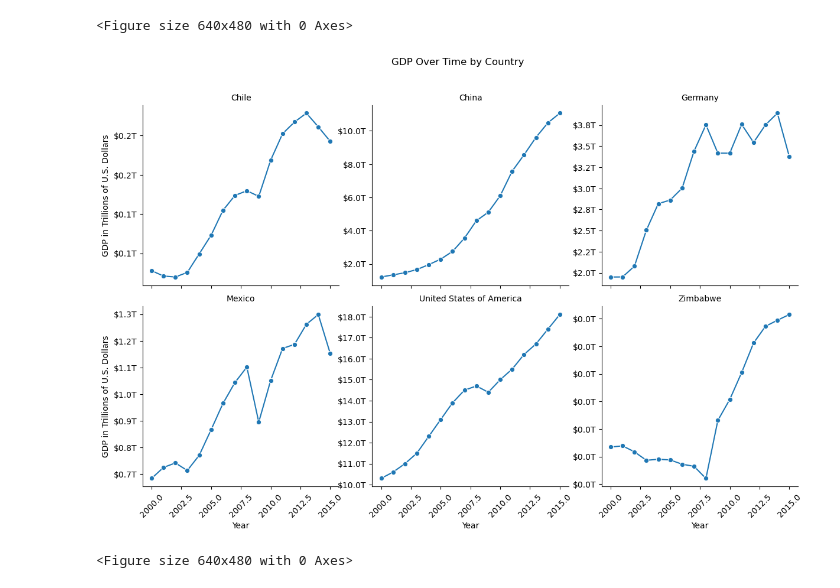
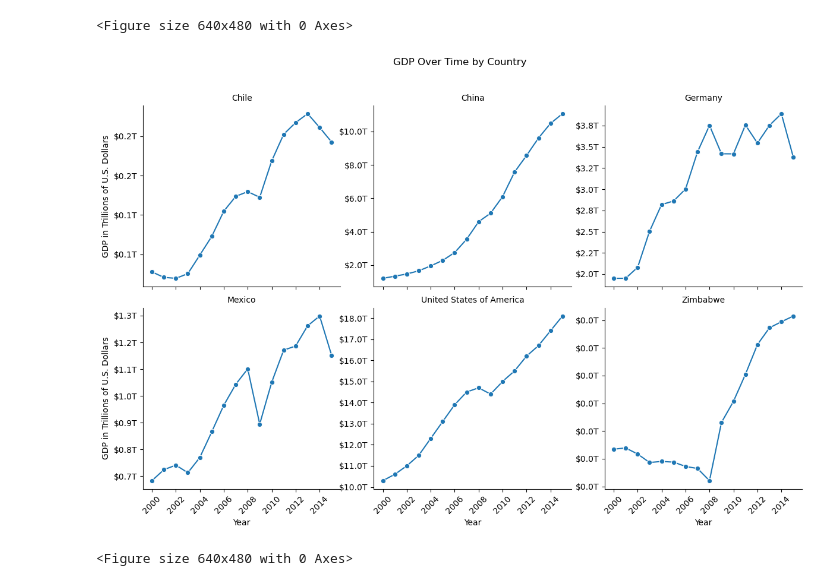
Before and after one commit to Sasimgt/Life-Expectancy-GDP-Analysis, a Jupyter notebook: life_expectancy_gdp.ipynb, the cells around one changed output. Saved outputs shown, nothing was run; the diff lists cells and outputs as text; code cells hidden in the pictures.

```diff
--- a/life_expectancy_gdp.ipynb
+++ b/life_expectancy_gdp.ipynb
@@ -292,32 +292,35 @@ def trillions(x, pos):
 
 g = sns.FacetGrid(
     df,
     col="Country",
     col_wrap=3,
     height=4,
     sharey=False
 )
 
 g.map_dataframe(
     sns.lineplot,
     x="Year",
     y="GDP",
     marker="o"
 )
 
 g.set_axis_labels("Year", "GDP in Trillions of U.S. Dollars")
 g.set_titles("{col_name}")
 
+years = sorted(df["Year"].unique())[::2]
+
 for ax in g.axes.flat:
+    ax.set_xticks(years)
     ax.tick_params(axis='x', rotation=45)
     ax.yaxis.set_major_formatter(FuncFormatter(trillions))
 
 g.figure.subplots_adjust(top=0.88)
 g.figure.suptitle("GDP Over Time by Country")
 
 g.savefig("images/facet_gdp_by_country.png", dpi=300)
 plt.show()
 plt.clf()
 # %% [output]
-[figure, old version]
+[figure, new version]
 <Figure size 640x480 with 0 Axes>
```
Also changed, not shown: 3 other files.
